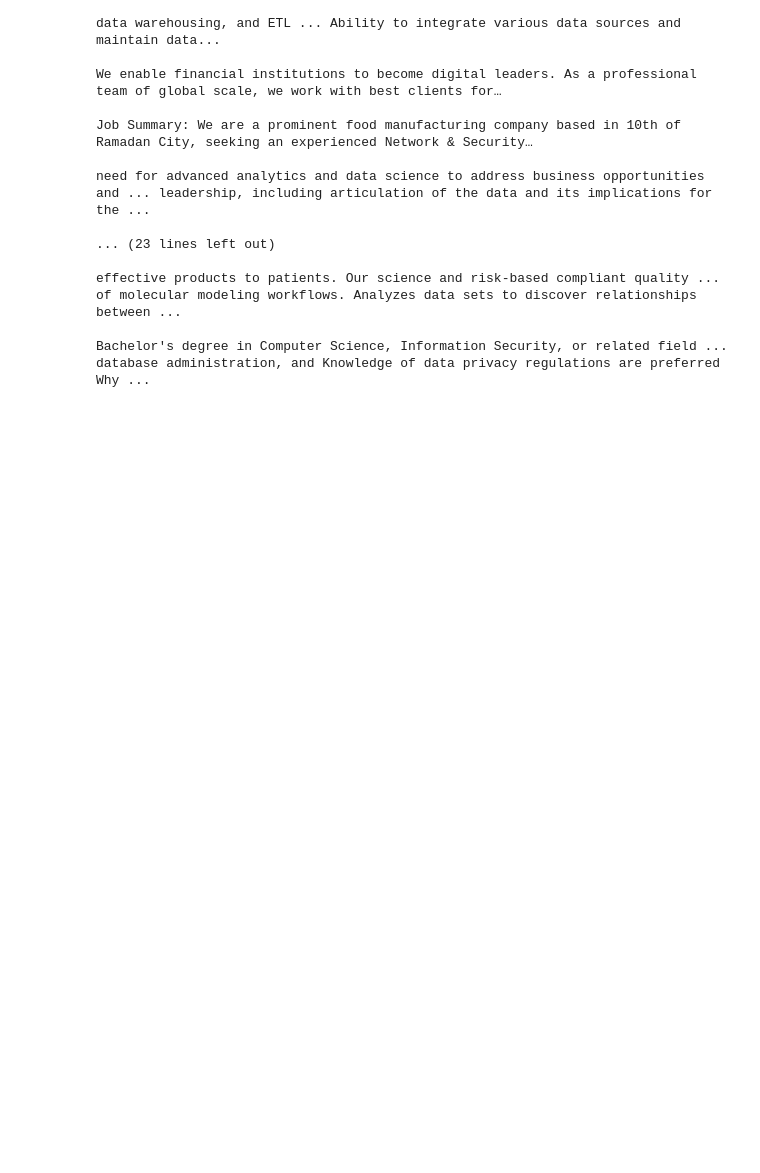
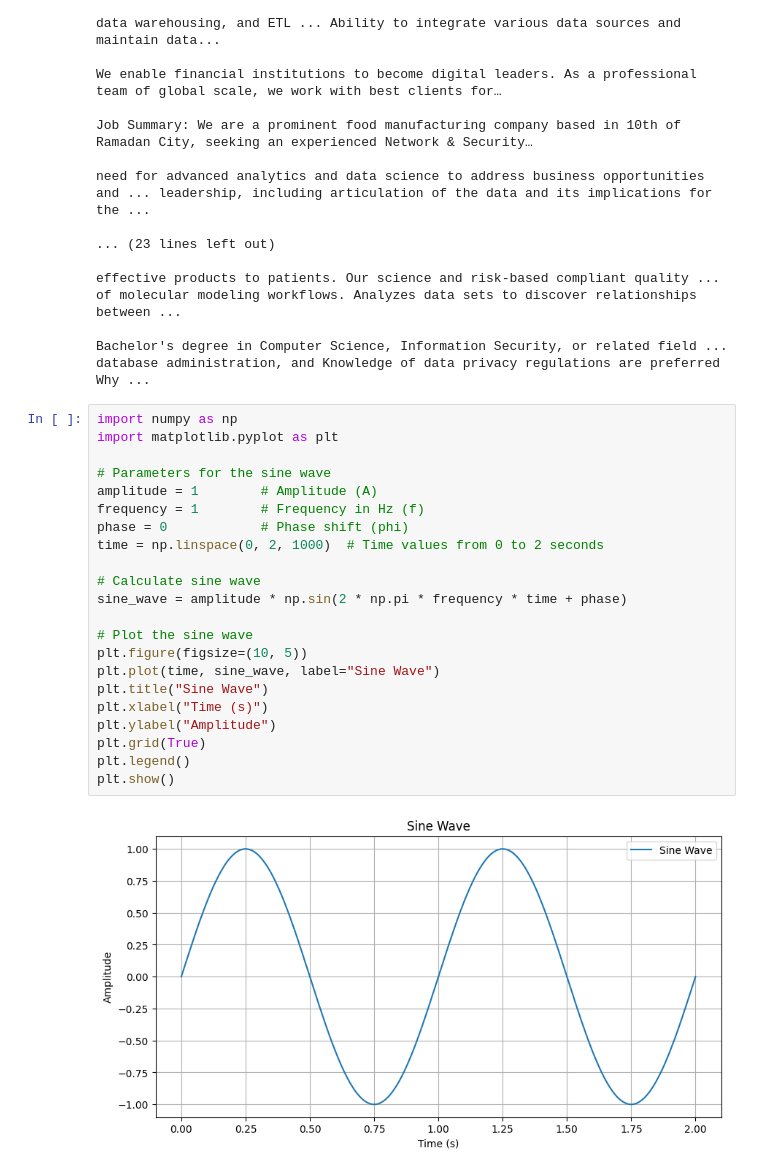
Before and after one commit to ahmedammar027/Data_Science_course, a Jupyter notebook: web_scraping_session_5/web_scraping_session_5/502 jobs scraping.ipynb, the cells around one changed output. Drawn from its saved outputs; the diff is of its cells as text; blank space fills up the shorter version.

```diff
--- a/web_scraping_session_5/web_scraping_session_5/502 jobs scraping.ipynb
+++ b/web_scraping_session_5/web_scraping_session_5/502 jobs scraping.ipynb
@@ -388,3 +388,27 @@ need for advanced analytics and data science to address business opportunities a
 effective products to patients. Our science and risk-based compliant quality ... of molecular modeling workflows. Analyzes data sets to discover relationships between ...
 
 Bachelor's degree in Computer Science, Information Security, or related field ... database administration, and Knowledge of data privacy regulations are preferred Why ...
+# %%
+import numpy as np
+import matplotlib.pyplot as plt
+
+# Parameters for the sine wave
+amplitude = 1        # Amplitude (A)
+frequency = 1        # Frequency in Hz (f)
+phase = 0            # Phase shift (phi)
+time = np.linspace(0, 2, 1000)  # Time values from 0 to 2 seconds
+
+# Calculate sine wave
+sine_wave = amplitude * np.sin(2 * np.pi * frequency * time + phase)
+
+# Plot the sine wave
+plt.figure(figsize=(10, 5))
+plt.plot(time, sine_wave, label="Sine Wave")
+plt.title("Sine Wave")
+plt.xlabel("Time (s)")
+plt.ylabel("Amplitude")
+plt.grid(True)
+plt.legend()
+plt.show()
+# %% [output]
+[figure, added]
```
Also changed, not shown: 5 other files.
